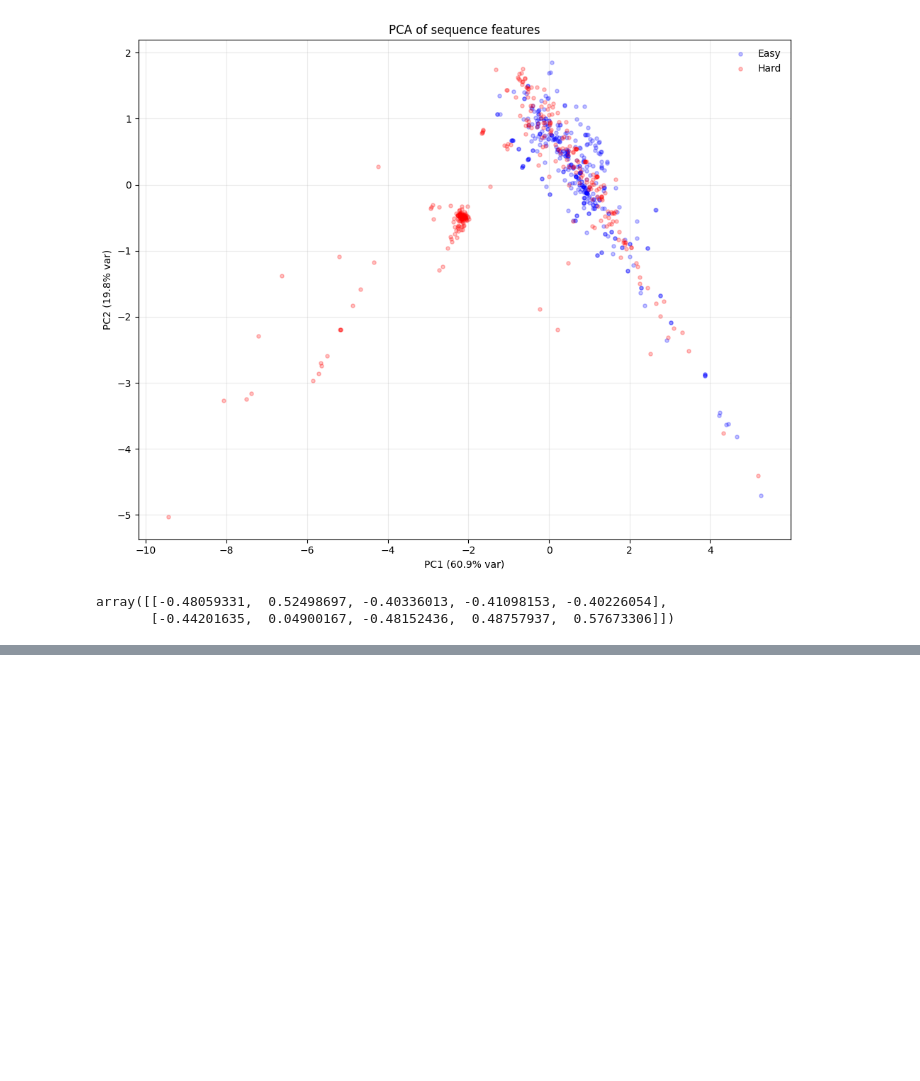
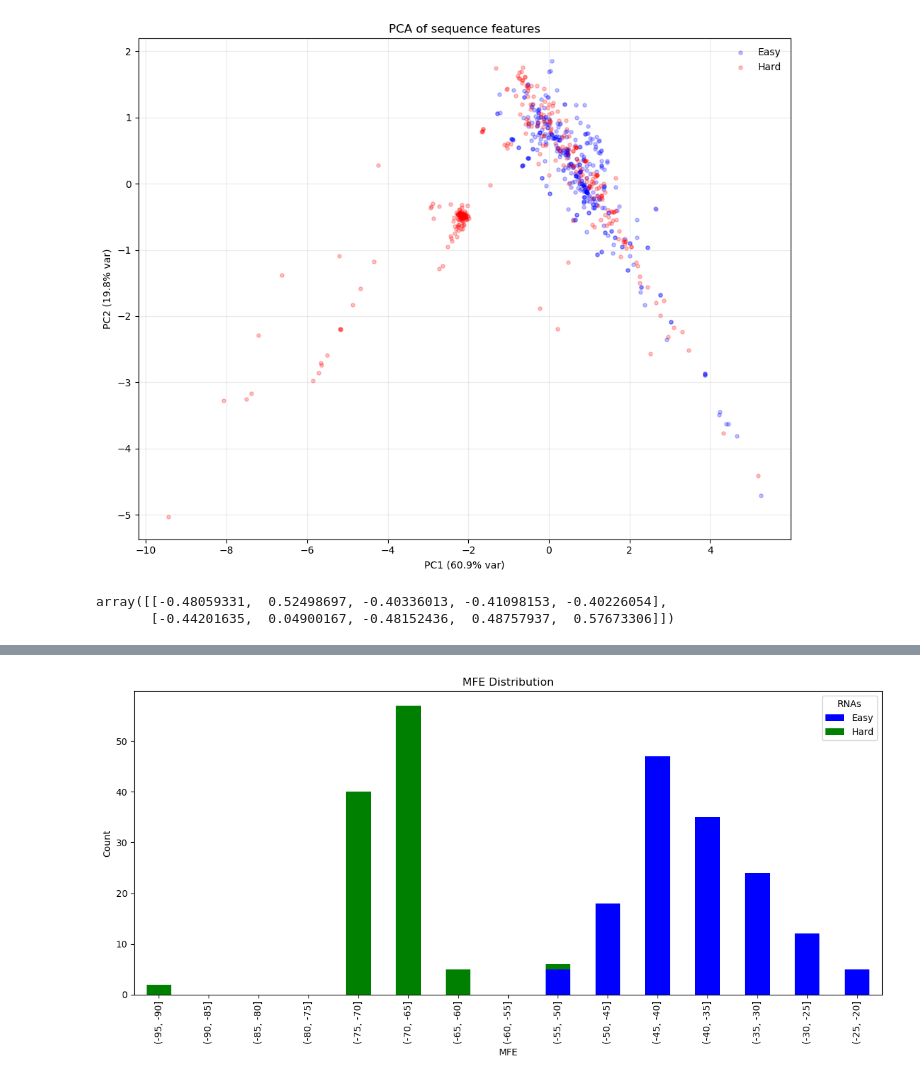
Before and after one commit to erik-whiting/new_dp_analyses, a Jupyter notebook: make_figures.ipynb, the cells around one changed output, grey strips where cells are left out. Saved outputs shown, nothing was run; the diff lists cells and outputs as text; code cells hidden in the pictures; blank space fills up the shorter version.

```diff
--- a/make_figures.ipynb
+++ b/make_figures.ipynb
@@ -420,0 +583,24 @@ hard_df
+# %%
+bins = list(range(-20, -100, -5))
+bins = bins[::-1]
+combined["mfe_bin"] = pd.cut(combined["mfe"], bins)
+
+# Count sequences per bin per group
+counts = combined.groupby(["mfe_bin", "group"]).size().unstack(fill_value=0)
+
+# Plot stacked bar chart
+counts.plot(
+    kind="bar",
+    stacked=True,
+    figsize=(12, 6),
+    color=["blue", "green"]
+)
+
+plt.title("MFE Distribution")
+plt.xlabel("MFE")
+plt.ylabel("Count")
+plt.legend(title="RNAs")
+plt.tight_layout()
+plt.show()
+# %% [output]
+[figure, added]
```
Also changed, not shown: parts of 13 cells of this notebook, 2 other files.
